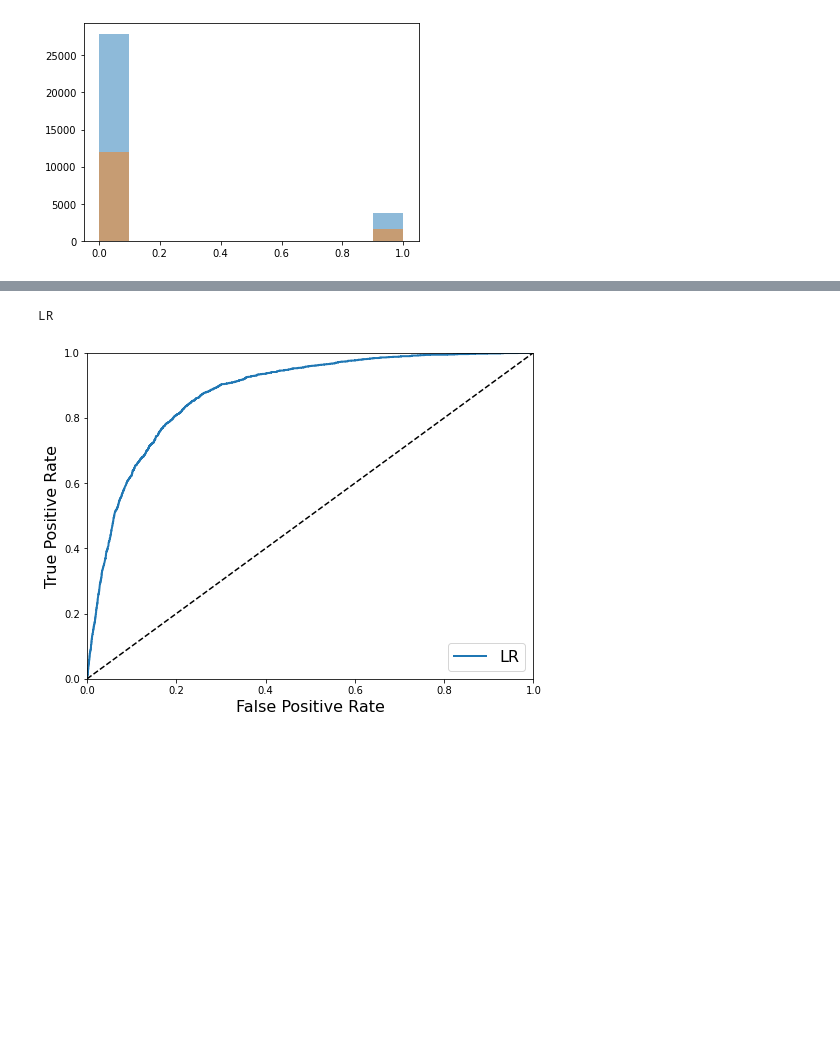
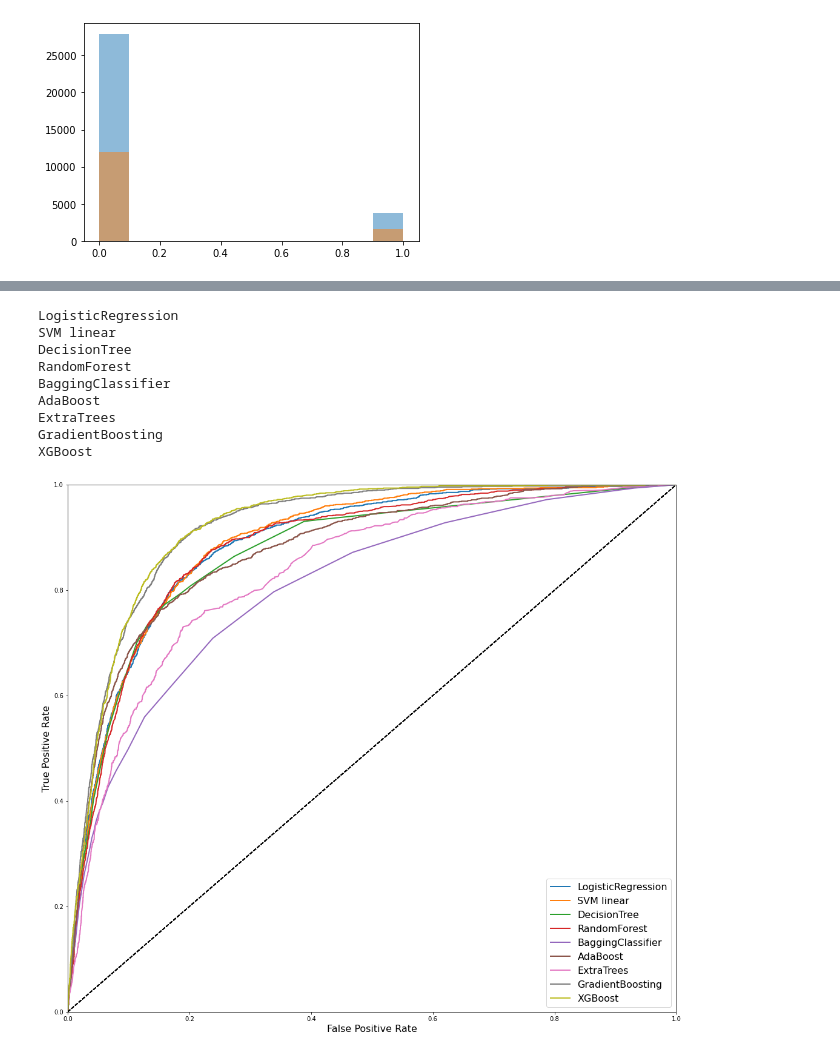
Before and after one commit to czokw1/ml-predict-bank-deposit, a Jupyter notebook: data_analysis.ipynb, the cells around one changed output, grey strips where cells are left out. Drawn from its saved outputs; the diff is of its cells as text; code cells hidden in the pictures; blank space fills up the shorter version.

Commit message:
modeling added scenario 1

```diff
--- a/data_analysis.ipynb
+++ b/data_analysis.ipynb
@@ -595,12 +578,12 @@ X = np.array(X)
 
 y = np.array(dataset['target'])
 # %%
-### Scaling
-scaler = StandardScaler()
+# ### Scaling
+# scaler = StandardScaler()
 
-X_scaled = scaler.fit_transform(X)
+# X_scaled = scaler.fit_transform(X)
 
 
-X = X_scaled
+# X = X_scaled
 
-X
+# X
@@ -689,0 +799,18 @@ grid.best_params_
+# %%
+import xgboost
+
+pipe_9 = Pipeline([('preprocessing', StandardScaler()),
+                   ('classifier', xgboost.XGBClassifier(n_estimators=1,
+                      learning_rate=0.5,
+                      random_state=42))
+                  ])
+
+
+param_grid_9 = {'classifier__n_estimators': [50, 100, 200],
+              'classifier__learning_rate': [0.1, 0.2,0.5,0.9, 1]
+             }
+
+grid_9 = GridSearchCV(pipe_9, param_grid_9, cv=kfold, return_train_score=True)
+
+grid_9.fit(X_train, y_train)
+grid_9.best_params_
@@ -692,7 +821,16 @@ from sklearn import  metrics
 
 models = []
 
-models.append(('LR', grid.best_estimator_))
+models.append(('LogisticRegression', grid.best_estimator_))
+models.append(('SVM linear', grid_2.best_estimator_))
+models.append(('DecisionTree', grid_3.best_estimator_))
+models.append(('RandomForest', grid_4.best_estimator_))
+models.append(('BaggingClassifier', grid_5.best_estimator_))
+models.append(('AdaBoost', grid_6.best_estimator_))
+models.append(('ExtraTrees', grid_7.best_estimator_))
+models.append(('GradientBoosting', grid_8.best_estimator_))
+models.append(('XGBoost', grid_9.best_estimator_))
+
 
 
 precision_score = []
@@ -722,4 +860,5 @@ for name, model in models:
         roc_auc_score.append(0)
     else:
         roc_auc_score.append(metrics.roc_auc_score(y_test , model.predict_proba(X_test)[:,1]))
+    print()
 # %% [output]
@@ -746,25 +904,33 @@ df
 # %%
 from sklearn.metrics import roc_curve
 
 def plot_roc_curve(fpr, tpr, label=None):
     plt.plot(fpr, tpr, linewidth=2, label=label)
     plt.plot([0, 1], [0, 1], 'k--')
     plt.axis([0, 1, 0, 1])
     plt.xlabel('False Positive Rate', fontsize=16)
     plt.ylabel('True Positive Rate', fontsize=16)
 
-plt.figure(figsize=(8, 6))
+plt.figure(figsize=(18, 16))
 for name, model in models:
     print(name)
     if (name == 'SVM linear'):
         y_scores = model.decision_function(X_test)
     else:
         y_scores = model.predict_proba(X_test)[:,1]
     fpr, tpr, thresholds = roc_curve(y_test, y_scores)
     plot_roc_curve(fpr, tpr, name)
 
 plt.legend(loc="lower right", fontsize=16)
 plt.show()
 # %% [output]
-LR
+LogisticRegression
+SVM linear
+DecisionTree
+RandomForest
+BaggingClassifier
+AdaBoost
+ExtraTrees
+GradientBoosting
+XGBoost
-[figure, old version]
+[figure, new version]
```
Also changed, not shown: parts of 49 cells of this notebook.
